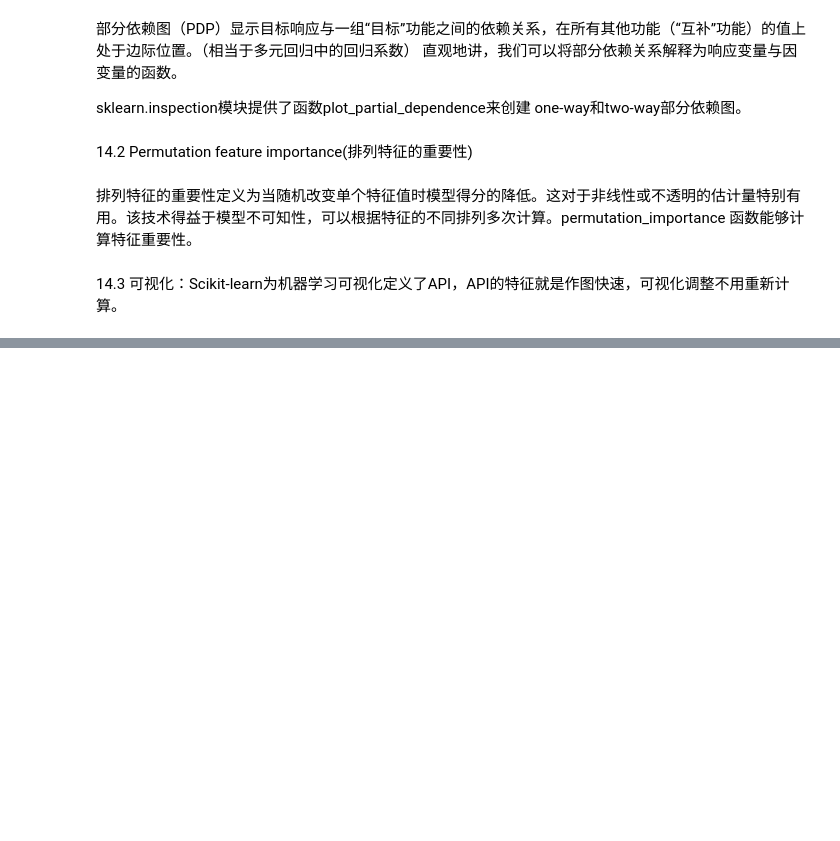
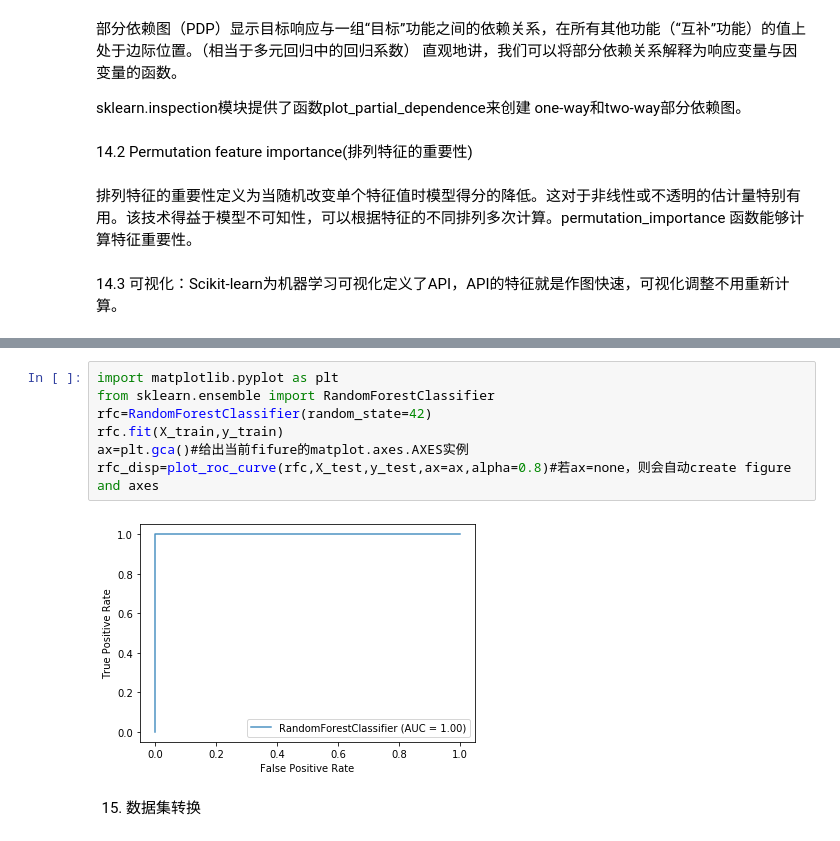
Before and after one commit to apricoteriop456/whh-python-homework, a Jupyter notebook: sklearn/sklearn_pdf.ipynb, the cells around one changed output, grey strips where cells are left out. Drawn from its saved outputs; the diff is of its cells as text; blank space fills up the shorter version.

```diff
--- a/sklearn/sklearn_pdf.ipynb
+++ b/sklearn/sklearn_pdf.ipynb
@@ -671,0 +829,11 @@ ImportError: cannot import name 'plot_roc_curve' from 'sklearn.metrics' (C:\Anac
+# %%
+import matplotlib.pyplot as plt
+from sklearn.ensemble import RandomForestClassifier
+rfc=RandomForestClassifier(random_state=42)
+rfc.fit(X_train,y_train)
+ax=plt.gca()#给出当前fifure的matplot.axes.AXES实例
+rfc_disp=plot_roc_curve(rfc,X_test,y_test,ax=ax,alpha=0.8)#若ax=none，则会自动create figure and axes
+# %% [output]
+[figure, added]
+# %% [markdown]
+15. 数据集转换
```
Also changed, not shown: parts of 64 cells of this notebook, 1 other file.
